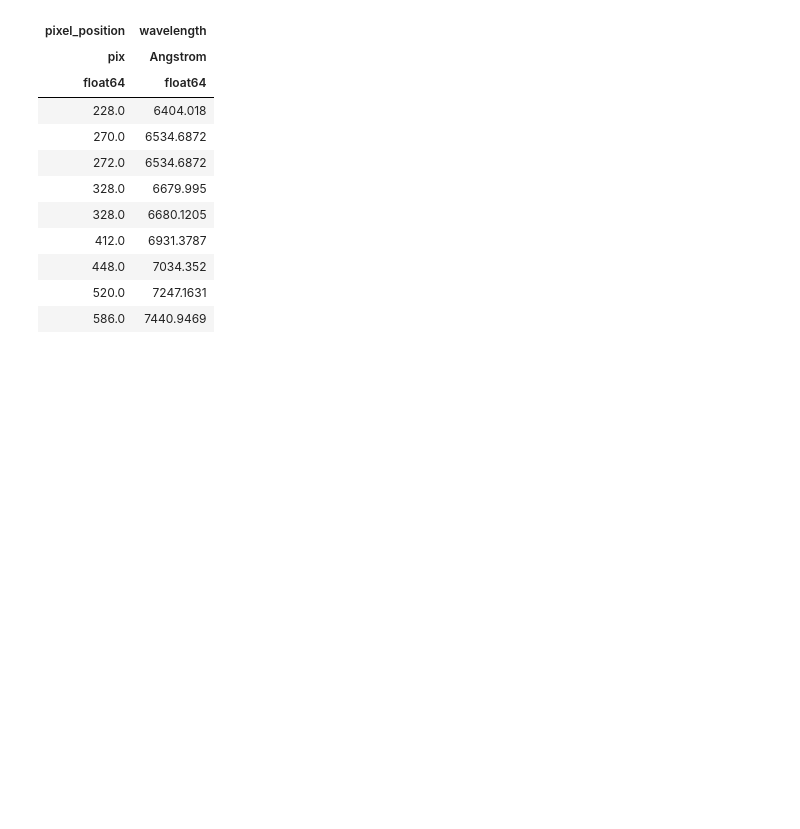
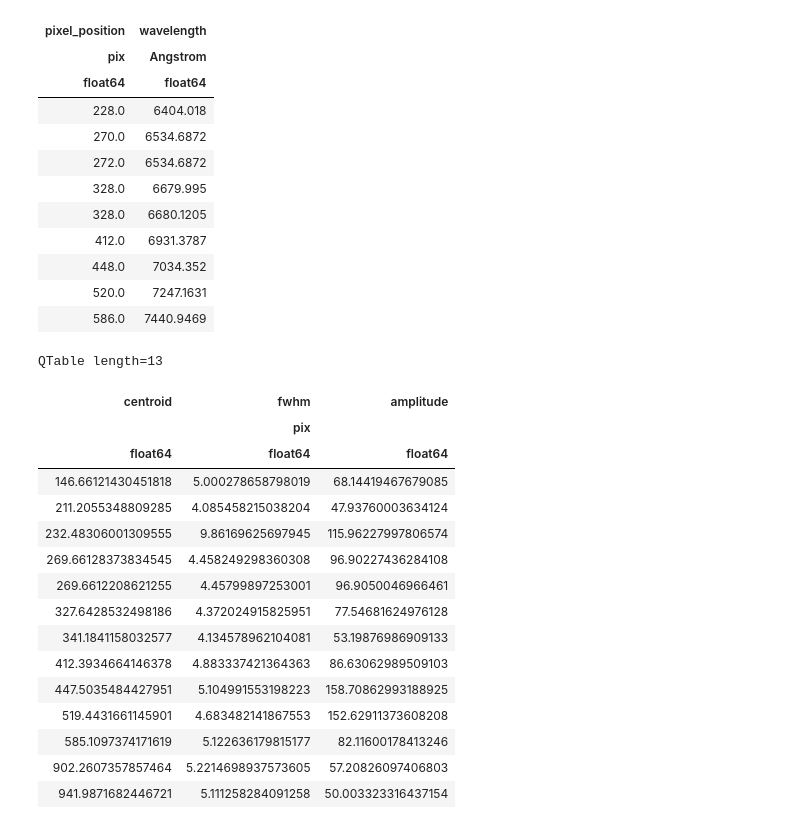
Before and after one commit to astropy/specreduce, a Jupyter notebook: notebook_sandbox/dev.ipynb, the cells around one changed output. Drawn from its saved outputs; the diff is of its cells as text; code cells hidden in the pictures; blank space fills up the shorter version.

Commit message:
add routine to find arc lines and centroid them

```diff
--- a/notebook_sandbox/dev.ipynb
+++ b/notebook_sandbox/dev.ipynb
@@ -346,3 +346,23 @@ QTable length=9
 | 448.0 | 7034.352 |
 | 520.0 | 7247.1631 |
 | 586.0 | 7440.9469 |
+# %%
+find_arc_lines(arc_sub, window=5)
+# %% [output]
+QTable length=13
+| centroid | fwhm | amplitude |
+|  | pix |  |
+| float64 | float64 | float64 |
+| 146.66121430451818 | 5.000278658798019 | 68.14419467679085 |
+| 211.2055348809285 | 4.085458215038204 | 47.93760003634124 |
+| 232.48306001309555 | 9.86169625697945 | 115.96227997806574 |
+| 269.66128373834545 | 4.458249298360308 | 96.90227436284108 |
+| 269.6612208621255 | 4.45799897253001 | 96.9050046966461 |
+| 327.6428532498186 | 4.372024915825951 | 77.54681624976128 |
+| 341.1841158032577 | 4.134578962104081 | 53.19876986909133 |
+| 412.3934664146378 | 4.883337421364363 | 86.63062989509103 |
+| 447.5035484427951 | 5.104991553198223 | 158.70862993188925 |
+| 519.4431661145901 | 4.683482141867553 | 152.62911373608208 |
+| 585.1097374171619 | 5.122636179815177 | 82.11600178413246 |
+| 902.2607357857464 | 5.2214698937573605 | 57.20826097406803 |
+| 941.9871682446721 | 5.111258284091258 | 50.003323316437154 |
```
Also changed, not shown: parts of 1 cell of this notebook, 1 other file.
